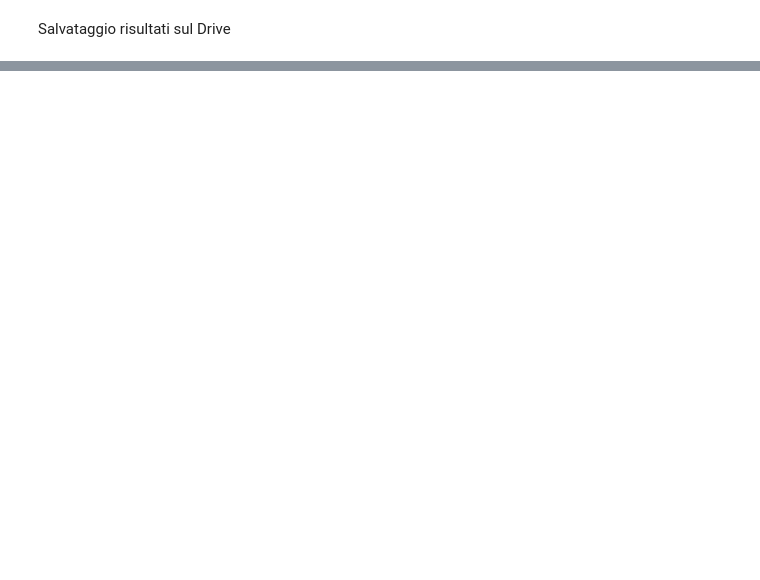
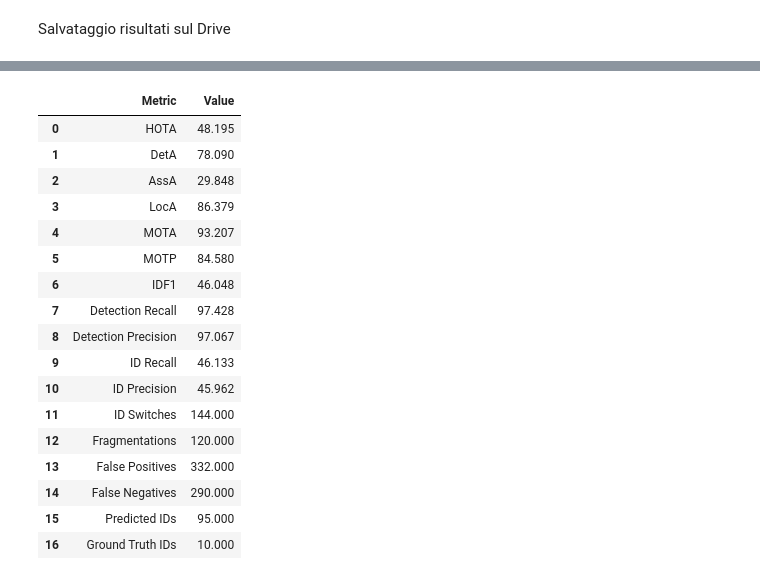
Before and after one commit to Marco-2298/basketball-tracking-thesis, a Jupyter notebook: notebooks/04_V2_tracking_evaluation.ipynb, the cells around one changed output, grey strips where cells are left out. Saved outputs shown, nothing was run; the diff lists cells and outputs as text; code cells hidden in the pictures; blank space fills up the shorter version.

```diff
--- a/notebooks/04_V2_tracking_evaluation.ipynb
+++ b/notebooks/04_V2_tracking_evaluation.ipynb
@@ -648,0 +757,66 @@ I risultati ottenuti verranno confrontati con la baseline RF-DETR + ByteTrack pe
+# %%
+# ============================================================
+# FINAL METRICS TABLE
+# ============================================================
+
+final_metrics = pd.DataFrame({
+    "Metric": [
+        "HOTA",
+        "DetA",
+        "AssA",
+        "LocA",
+        "MOTA",
+        "MOTP",
+        "IDF1",
+        "Detection Recall",
+        "Detection Precision",
+        "ID Recall",
+        "ID Precision",
+        "ID Switches",
+        "Fragmentations",
+        "False Positives",
+        "False Negatives",
+        "Predicted IDs",
+        "Ground Truth IDs",
+    ],
+    "Value": [
+        48.195,
+        78.090,
+        29.848,
+        86.379,
+        93.207,
+        84.580,
+        46.048,
+        97.428,
+        97.067,
+        46.133,
+        45.962,
+        144,
+        120,
+        332,
+        290,
+        95,
+        10,
+    ]
+})
+
+display(final_metrics)
+# %% [output]
+|  | Metric | Value |
+| 0 | HOTA | 48.195 |
+| 1 | DetA | 78.090 |
+| 2 | AssA | 29.848 |
+| 3 | LocA | 86.379 |
+| 4 | MOTA | 93.207 |
+| 5 | MOTP | 84.580 |
+| 6 | IDF1 | 46.048 |
+| 7 | Detection Recall | 97.428 |
+| 8 | Detection Precision | 97.067 |
+| 9 | ID Recall | 46.133 |
+| 10 | ID Precision | 45.962 |
+| 11 | ID Switches | 144.000 |
+| 12 | Fragmentations | 120.000 |
+| 13 | False Positives | 332.000 |
+| 14 | False Negatives | 290.000 |
+| 15 | Predicted IDs | 95.000 |
+| 16 | Ground Truth IDs | 10.000 |
```
Also changed, not shown: parts of 22 cells of this notebook, 4 other files.
